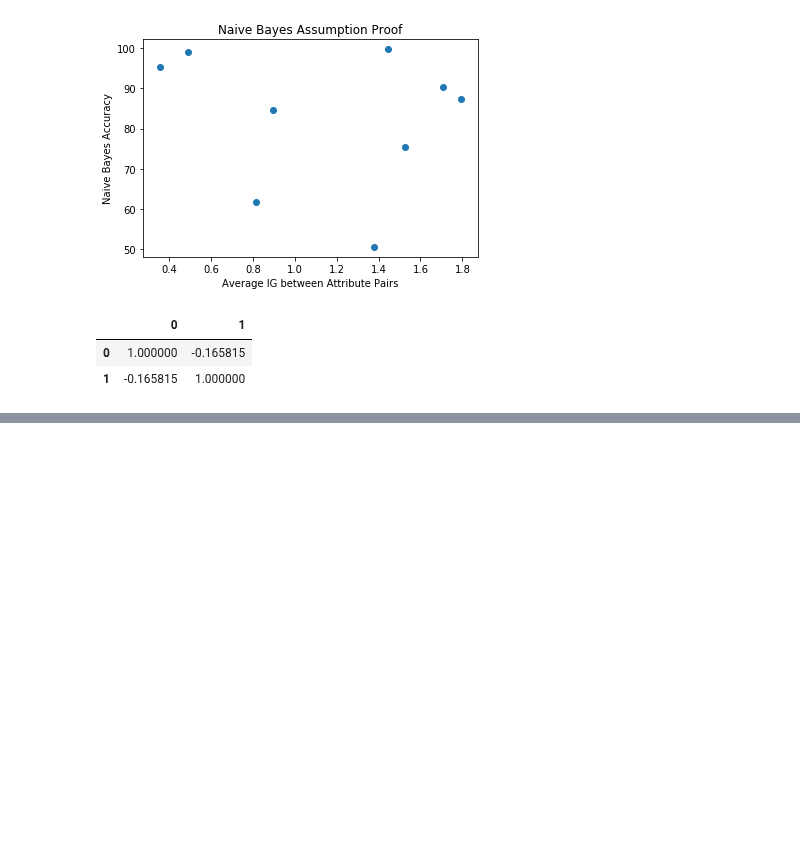
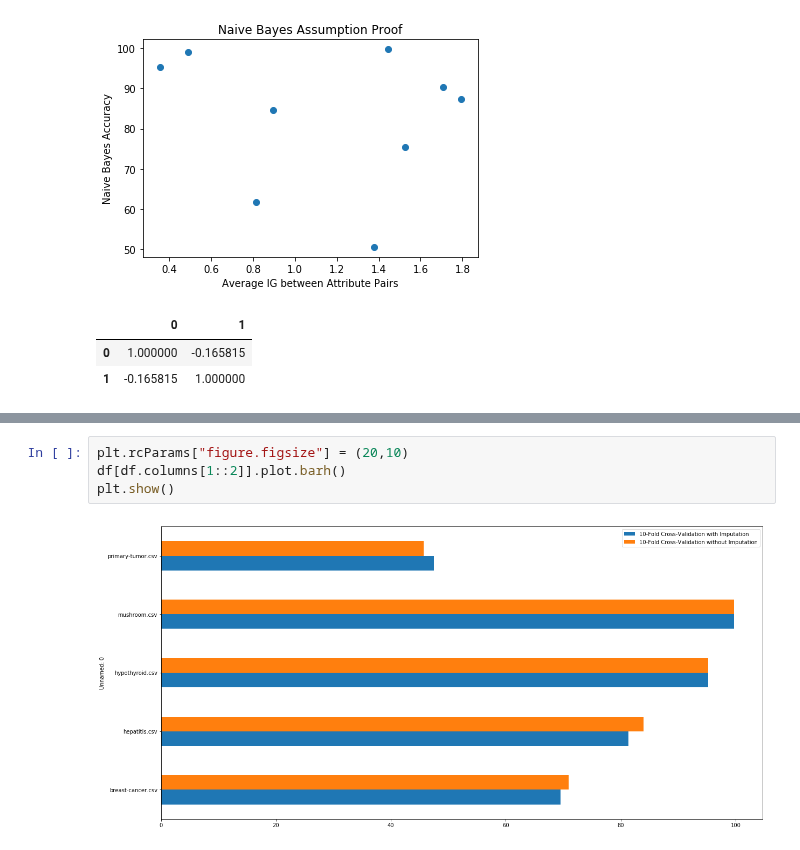
Before and after one commit to VoLKyyyOG/COMP30024, a Jupyter notebook: ML/2019S1-proj1.ipynb, the cells around one changed output, grey strips where cells are left out. Cells and saved outputs as stored; diff of their text form; blank space fills up the shorter version.

```diff
--- a/ML/2019S1-proj1.ipynb
+++ b/ML/2019S1-proj1.ipynb
@@ -518,0 +565,6 @@ display(read_csv('results.csv'))
+# %%
+plt.rcParams["figure.figsize"] = (20,10)
+df[df.columns[1::2]].plot.barh()
+plt.show()
+# %% [output]
+[figure, added]
```
Also changed, not shown: parts of 8 cells of this notebook, 3 other files.
